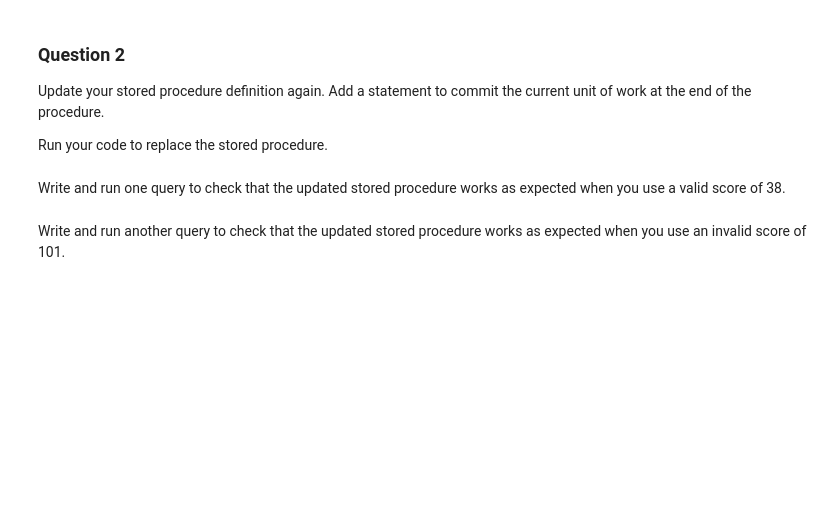
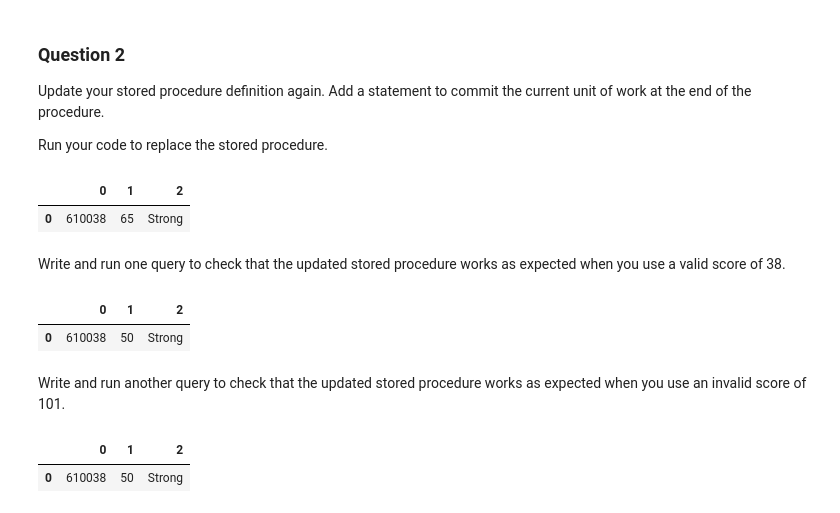
Before and after one commit to tranttha/IBM-DS-Course, a Jupyter notebook: Course 6 Db and SQL /Module 6 /6.3 advance sql asm /Final Project: Advanced SQL Techniques.ipynb, the cells around one changed output. Drawn from its saved outputs; the diff is of its cells as text; code cells hidden in the pictures; blank space fills up the shorter version.

```diff
--- a/Course 6 Db and SQL /Module 6 /6.3 advance sql asm /Final Project: Advanced SQL Techniques.ipynb
+++ b/Course 6 Db and SQL /Module 6 /6.3 advance sql asm /Final Project: Advanced SQL Techniques.ipynb
@@ -301,3 +398,8 @@ Update your stored procedure definition. Add a generic ELSE clause to the IF sta
 Update your stored procedure definition again. Add a statement to commit the current unit of work at the end of the procedure.
 
 Run your code to replace the stored procedure.
+# %%
+drop_sp_3 = '''DROP PROCEDURE IF EXISTS UPDATE_LEADER_SCORE;'''
+conn = get_db_connection(db)
+cursor = conn.cursor()
+cursor.execute(drop_sp_3)
@@ -304,2 +461,12 @@ Run your code to replace the stored procedure.
+# %%
+
+test_q = "SELECT School_ID, Leaders_Score, Teachers_Icon FROM chicago_public_schools WHERE School_ID = 610038"
+cursor.execute(test_q)
+sp_out = cursor.fetchall()
+sp_out_df = pd.DataFrame(sp_out)
+sp_out_df
+# %% [output]
+|  | 0 | 1 | 2 |
+| 0 | 610038 | 65 | Strong |
 # %% [markdown]
 Write and run one query to check that the updated stored procedure works as expected when you use a valid score of 38.
@@ -306,2 +477,11 @@ Write and run one query to check that the updated stored procedure works as expe
+# %%
+test_q = "SELECT School_ID, Leaders_Score, Teachers_Icon FROM chicago_public_schools WHERE School_ID = 610038"
+cursor.execute(test_q)
+sp_out = cursor.fetchall()
+sp_out_df = pd.DataFrame(sp_out)
+sp_out_df
+# %% [output]
+|  | 0 | 1 | 2 |
+| 0 | 610038 | 50 | Strong |
 # %% [markdown]
 Write and run another query to check that the updated stored procedure works as expected when you use an invalid score of 101.
@@ -307,0 +492,9 @@ Write and run another query to check that the updated stored procedure works as
+# %%
+test_q = "SELECT School_ID, Leaders_Score, Teachers_Icon FROM chicago_public_schools WHERE School_ID = 610038"
+cursor.execute(test_q)
+sp_out = cursor.fetchall()
+sp_out_df = pd.DataFrame(sp_out)
+sp_out_df
+# %% [output]
+|  | 0 | 1 | 2 |
+| 0 | 610038 | 50 | Strong |
```
Also changed, not shown: parts of 18 cells of this notebook.
